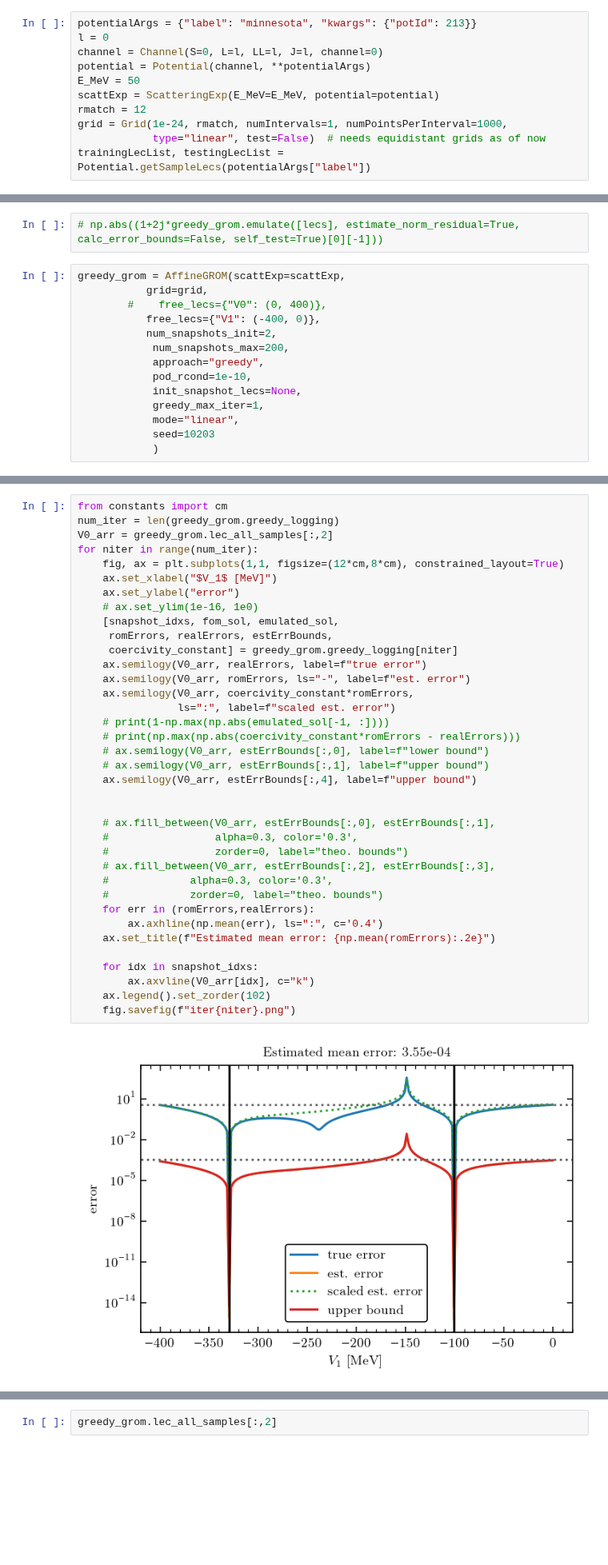
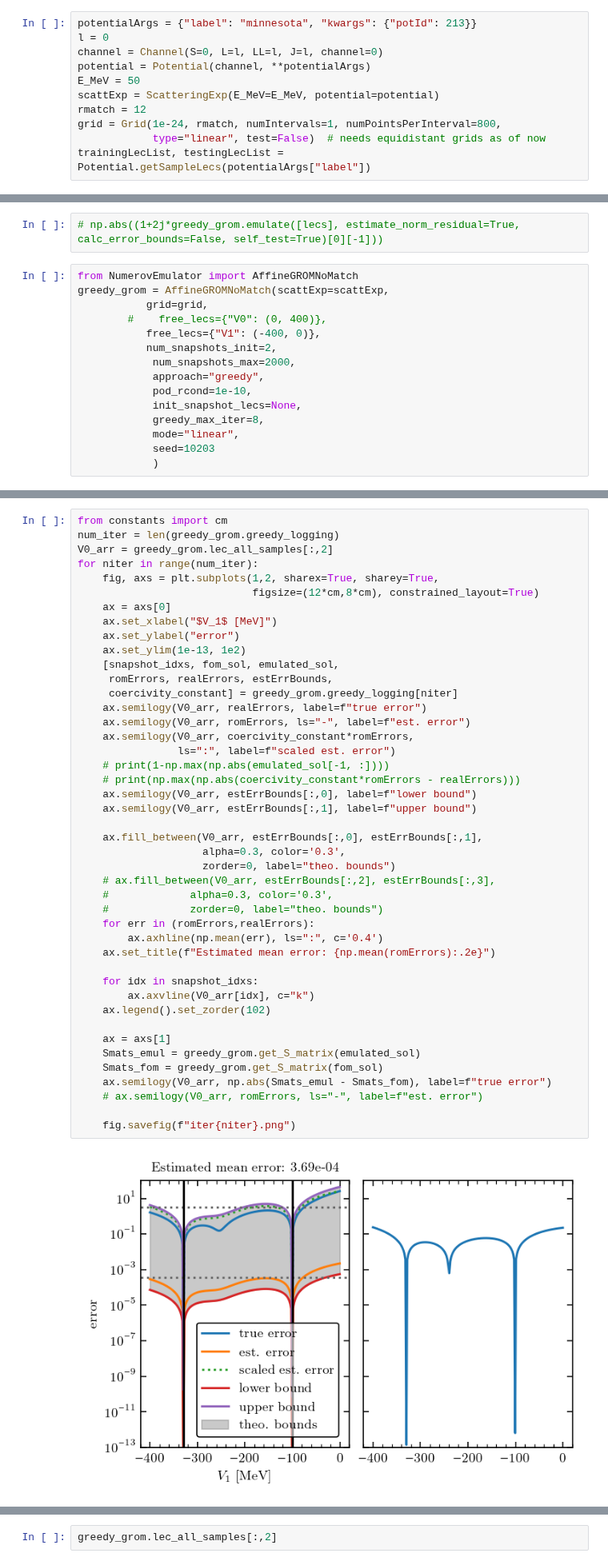
Before and after one commit to buqeye/cs_greedy_emulator, a Jupyter notebook: testing.ipynb, the cells around one changed output, grey strips where cells are left out. Shown at 80% size. Saved outputs shown, nothing was run; the diff lists cells and outputs as text; blank space fills up the shorter version.

```diff
--- a/testing.ipynb
+++ b/testing.ipynb
@@ -28,7 +28,7 @@ potential = Potential(channel, **potentialArgs)
 E_MeV = 50
 scattExp = ScatteringExp(E_MeV=E_MeV, potential=potential)
 rmatch = 12
-grid = Grid(1e-24, rmatch, numIntervals=1, numPointsPerInterval=1000,
+grid = Grid(1e-24, rmatch, numIntervals=1, numPointsPerInterval=800,
             type="linear", test=False)  # needs equidistant grids as of now
 trainingLecList, testingLecList = Potential.getSampleLecs(potentialArgs["label"])
 # %%
@@ -123,16 +110,17 @@ Kmat diff [1.56663571e-11-2.04469455e-10j]
 # %%
 # np.abs((1+2j*greedy_grom.emulate([lecs], estimate_norm_residual=True, calc_error_bounds=False, self_test=True)[0][-1]))
 # %%
-greedy_grom = AffineGROM(scattExp=scattExp,
+from NumerovEmulator import AffineGROMNoMatch
+greedy_grom = AffineGROMNoMatch(scattExp=scattExp,
            grid=grid,
         #    free_lecs={"V0": (0, 400)},
            free_lecs={"V1": (-400, 0)},
            num_snapshots_init=2,
-            num_snapshots_max=200,
+            num_snapshots_max=2000,
             approach="greedy",
             pod_rcond=1e-10,
             init_snapshot_lecs=None,
-            greedy_max_iter=1,
+            greedy_max_iter=8,
             mode="linear",
             seed=10203
             )
@@ -159,39 +153,46 @@ plt.ylim(-2,2)
 # %%
 from constants import cm
 num_iter = len(greedy_grom.greedy_logging)
 V0_arr = greedy_grom.lec_all_samples[:,2]
 for niter in range(num_iter):
-    fig, ax = plt.subplots(1,1, figsize=(12*cm,8*cm), constrained_layout=True)
+    fig, axs = plt.subplots(1,2, sharex=True, sharey=True,
+                            figsize=(12*cm,8*cm), constrained_layout=True)
+    ax = axs[0]
     ax.set_xlabel("$V_1$ [MeV]")
     ax.set_ylabel("error")
-    # ax.set_ylim(1e-16, 1e0)
+    ax.set_ylim(1e-13, 1e2)
     [snapshot_idxs, fom_sol, emulated_sol,
      romErrors, realErrors, estErrBounds,
      coercivity_constant] = greedy_grom.greedy_logging[niter]
     ax.semilogy(V0_arr, realErrors, label=f"true error")
     ax.semilogy(V0_arr, romErrors, ls="-", label=f"est. error")
     ax.semilogy(V0_arr, coercivity_constant*romErrors,
                 ls=":", label=f"scaled est. error")
     # print(1-np.max(np.abs(emulated_sol[-1, :])))
     # print(np.max(np.abs(coercivity_constant*romErrors - realErrors)))
-    # ax.semilogy(V0_arr, estErrBounds[:,0], label=f"lower bound")
-    # ax.semilogy(V0_arr, estErrBounds[:,1], label=f"upper bound")
-    ax.semilogy(V0_arr, estErrBounds[:,4], label=f"upper bound")
+    ax.semilogy(V0_arr, estErrBounds[:,0], label=f"lower bound")
+    ax.semilogy(V0_arr, estErrBounds[:,1], label=f"upper bound")
 
-
-    # ax.fill_between(V0_arr, estErrBounds[:,0], estErrBounds[:,1],
-    #                 alpha=0.3, color='0.3',
-    #                 zorder=0, label="theo. bounds")
+    ax.fill_between(V0_arr, estErrBounds[:,0], estErrBounds[:,1],
+                    alpha=0.3, color='0.3',
+                    zorder=0, label="theo. bounds")
     # ax.fill_between(V0_arr, estErrBounds[:,2], estErrBounds[:,3],
     #             alpha=0.3, color='0.3',
     #             zorder=0, label="theo. bounds")
     for err in (romErrors,realErrors):
         ax.axhline(np.mean(err), ls=":", c='0.4')
     ax.set_title(f"Estimated mean error: {np.mean(romErrors):.2e}")
 
     for idx in snapshot_idxs:
         ax.axvline(V0_arr[idx], c="k")
     ax.legend().set_zorder(102)
+
+    ax = axs[1]
+    Smats_emul = greedy_grom.get_S_matrix(emulated_sol)
+    Smats_fom = greedy_grom.get_S_matrix(fom_sol)
+    ax.semilogy(V0_arr, np.abs(Smats_emul - Smats_fom), label=f"true error")
+    # ax.semilogy(V0_arr, romErrors, ls="-", label=f"est. error")
+
     fig.savefig(f"iter{niter}.png")
 # %% [output]
-[figure, old version]
+[figure, new version]
```
Also changed, not shown: parts of 22 cells of this notebook.
